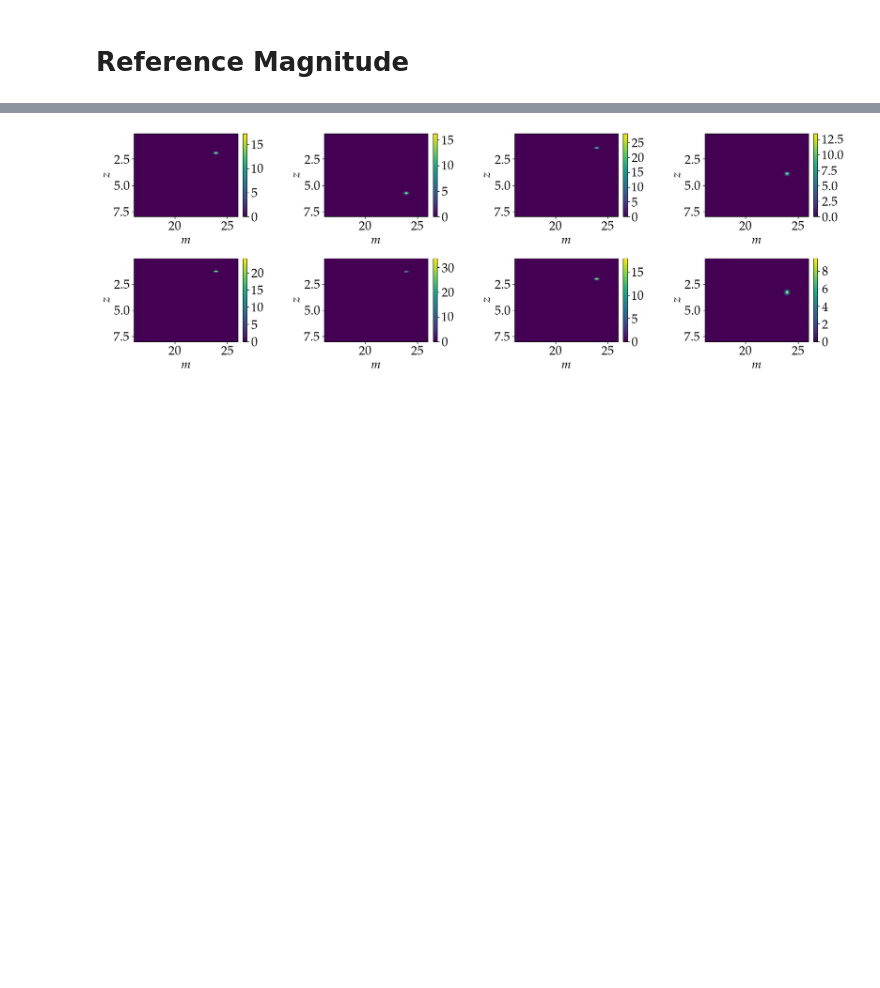
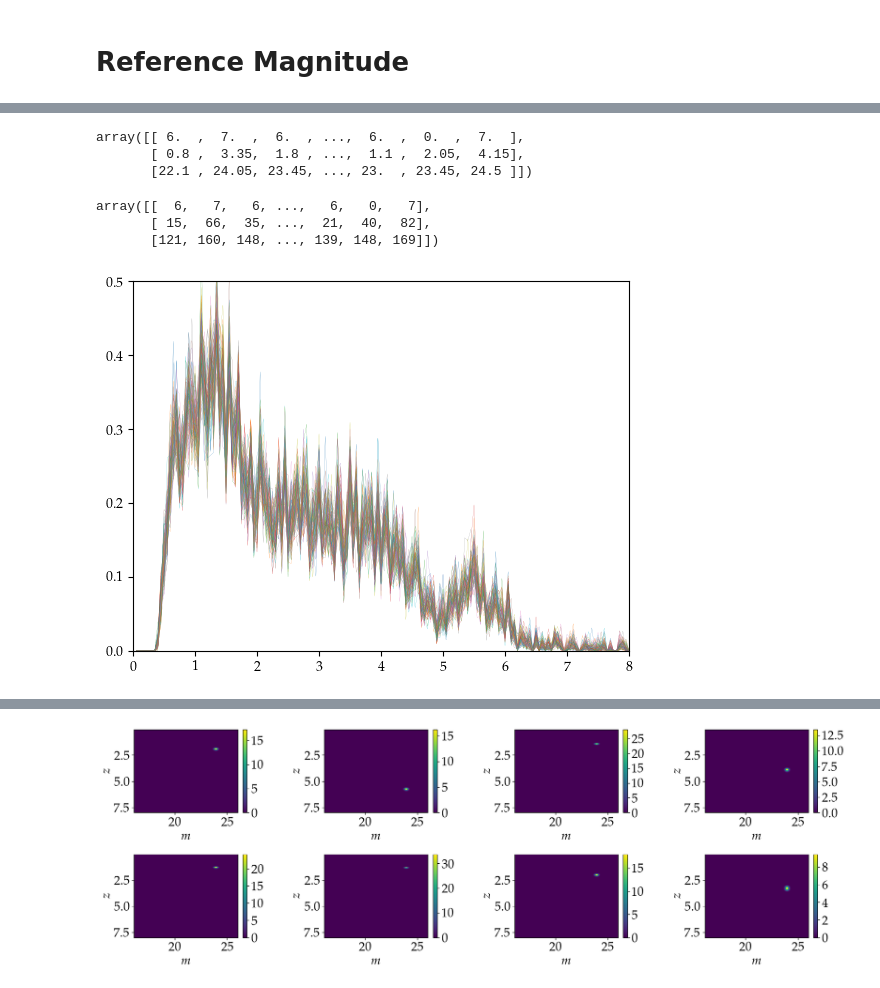
Before and after one commit to Harry45/BHM-nz, a Jupyter notebook: bhm/playground.ipynb, the cells around one changed output, grey strips where cells are left out. Cells and saved outputs as stored; diff of their text form; code cells hidden in the pictures; blank space fills up the shorter version.

```diff
--- a/bhm/playground.ipynb
+++ b/bhm/playground.ipynb
@@ -1082,0 +1123,2 @@ Number of fine magnitude bins is: 2000
+# %%
+record_pdf_tzm = calculate_pdf_tzm(loglike, magvalues, magerr_c, mgrid)
@@ -1082,0 +1138,30 @@ Number of fine magnitude bins is: 2000
+# %%
+x = np.ones((8, ncoarse_z, ncoarse_m))
+values_x, indices_x, size_x = create_sparse_tensor(x)
+ind_numpy = indices_x.numpy()
+# %%
+record_test = []
+record_bin = []
+counts = np.zeros(ind_numpy.shape[1])
+for obj in range(5000):
+    condition = indices_pdf_tzm[0] == obj
+
+    # first row is the object number
+    # second row is the template number
+    # third row is the redshift bin number
+    # fourth row is the reference magnitude bin number
+    ind = indices_pdf_tzm[:, condition]
+
+    rng = ind[:, random.randint(0, ind.shape[1]-1)][1:]
+    test_condition = np.array([rng[0].item(), zgrid[rng[1]].item(), mgrid[rng[2]].item()])
+    bin_number = np.array([rng[0].item(), rng[1].item(), rng[2].item()])
+
+    condition1 = np.in1d(ind_numpy[0], bin_number[0])
+    condition2 = np.in1d(ind_numpy[1], bin_number[1])
+    condition3 = np.in1d(ind_numpy[2], bin_number[2])
+    cond_comb = condition1 & condition2 & condition3 * 1
+    counts += cond_comb
+
+
+    record_test.append(test_condition)
+    record_bin.append(bin_number)
@@ -1082,0 +1172,27 @@ Number of fine magnitude bins is: 2000
+# %%
+record_test
+# %% [output]
+array([[ 6.  ,  7.  ,  6.  , ...,  6.  ,  0.  ,  7.  ],
+       [ 0.8 ,  3.35,  1.8 , ...,  1.1 ,  2.05,  4.15],
+       [22.1 , 24.05, 23.45, ..., 23.  , 23.45, 24.5 ]])
+# %%
+record_bin
+# %% [output]
+array([[  6,   7,   6, ...,   6,   0,   7],
+       [ 15,  66,  35, ...,  21,  40,  82],
+       [121, 160, 148, ..., 139, 148, 169]])
+# %%
+plt.figure()
+for i in range(100):
+    # draw Dirichlet sample
+    dir_test = np.random.dirichlet(counts+1E-32, 1)[0].reshape(8, ncoarse_z, ncoarse_m)
+
+    # marginalise over template and magnitude
+    pdf_z = dir_test.sum(axis=0).sum(axis=1)
+    area = np.trapz(pdf_z, zgrid)
+    plt.plot(zgrid, pdf_z/area, lw = 0.1)
+plt.xlim(0, 8)
+plt.ylim(0.0, 0.5)
+plt.show()
+# %% [output]
+[figure, added]
```
Also changed, not shown: parts of 38 cells of this notebook, 1 other file.
